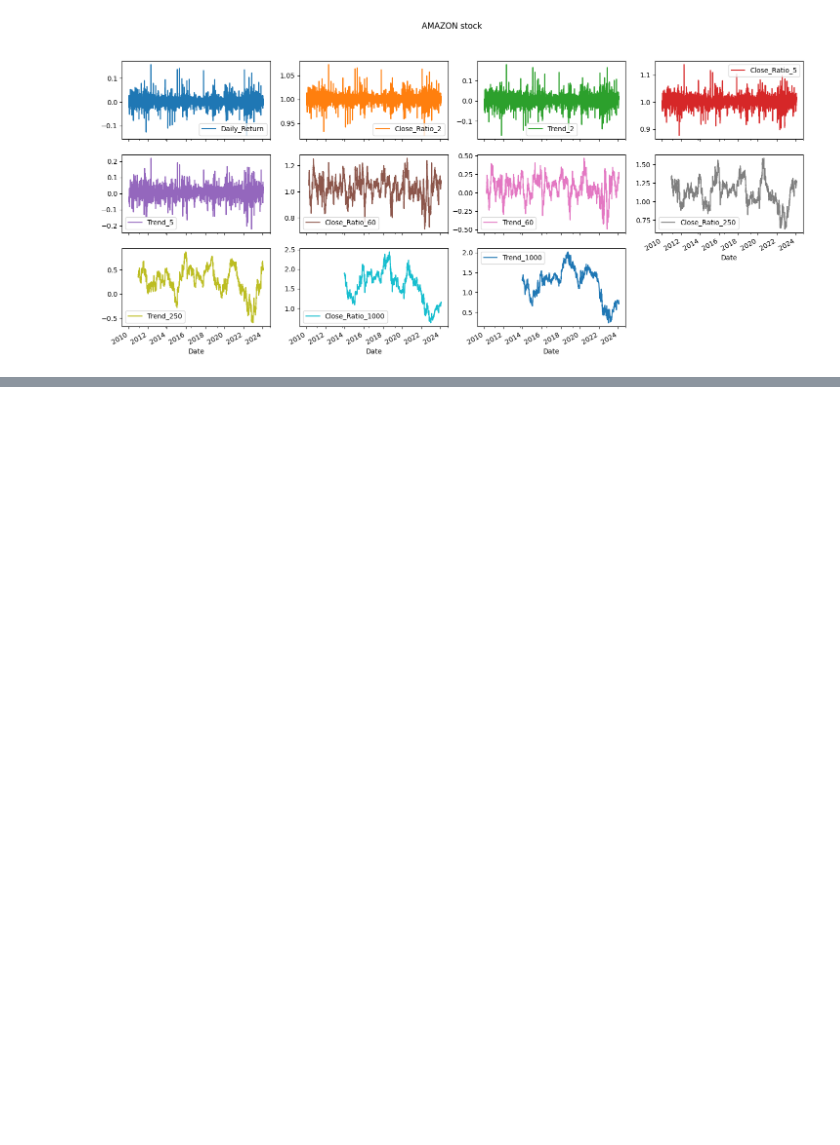
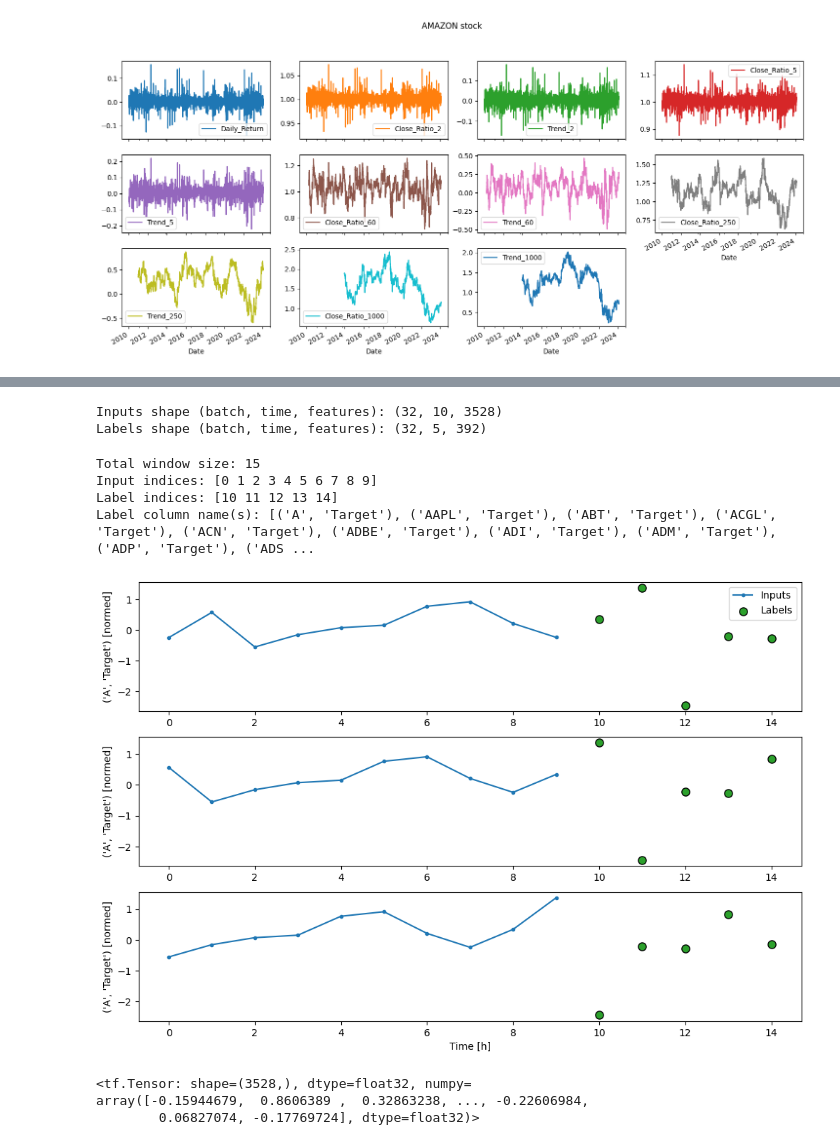
Before and after one commit to PsuperX/stocks-prediction-labia, a Jupyter notebook: notebooks/00-testing.ipynb, the cells around one changed output, grey strips where cells are left out. Cells and saved outputs as stored; diff of their text form; code cells hidden in the pictures; blank space fills up the shorter version.

Commit message:
playing with lstm

```diff
--- a/notebooks/00-testing.ipynb
+++ b/notebooks/00-testing.ipynb
@@ -207,0 +237,4 @@ search = RandomizedSearchCV(pipeline, {"classifier__n_estimators": [i for i in r
+# %%
+X = processed.drop(columns="Target", level=1)
+y = processed.xs("Target", level=1, axis=1)
+X.shape, y.shape
@@ -207,0 +243,26 @@ search = RandomizedSearchCV(pipeline, {"classifier__n_estimators": [i for i in r
+# %%
+from tensorflow.keras.preprocessing import timeseries_dataset_from_array
+from tensorflow.keras import layers
+from tensorflow.keras.models import Sequential
+
+
+sample_length = 5
+batch_size = 32
+input_dataset = timeseries_dataset_from_array(
+    X, y, sequence_length=sample_length, sequence_stride=sample_length, batch_size=batch_size)
+
+target_dataset = timeseries_dataset_from_array(
+    y, None, sequence_length=sample_length, sequence_stride=sample_length, batch_size=batch_size)
+
+for foo in input_dataset:
+    print(foo[1].shape)
+    break
+
+model = Sequential([
+    layers.Input(shape=(5, 3136)),
+    layers.LSTM(3, activation="relu"),
+    layers.Dense(1, activation="relu"),
+])
+model.compile(optimizer='adam', loss='mse')
+
+model.fit(input_dataset)
@@ -207,0 +396,29 @@ search = RandomizedSearchCV(pipeline, {"classifier__n_estimators": [i for i in r
+# %%
+OUT_STEPS = 5
+multi_window = WindowGenerator(input_width=10,
+                               label_width=OUT_STEPS,
+                               shift=OUT_STEPS,
+                               val_df=processed,
+                               label_columns=[(ticker, "Target") for ticker in processed.columns.levels[0]])
+
+multi_window.plot(plot_col=('A', 'Target'))
+
+for example_inputs, example_labels in multi_window.train.take(1):
+    print(f'Inputs shape (batch, time, features): {example_inputs.shape}')
+    print(f'Labels shape (batch, time, features): {example_labels.shape}')
+
+multi_window
+# %% [output]
+Inputs shape (batch, time, features): (32, 10, 3528)
+Labels shape (batch, time, features): (32, 5, 392)
+Total window size: 15
+Input indices: [0 1 2 3 4 5 6 7 8 9]
+Label indices: [10 11 12 13 14]
+Label column name(s): [('A', 'Target'), ('AAPL', 'Target'), ('ABT', 'Target'), ('ACGL', 'Target'), ('ACN', 'Target'), ('ADBE', 'Target'), ('ADI', 'Target'), ('ADM', 'Target'), ('ADP', 'Target'), ('ADS ...
+[figure, added]
+# %%
+multi_window.example[0][0, 0, :]
+# %% [output]
+<tf.Tensor: shape=(3528,), dtype=float32, numpy=
+array([-0.15944679,  0.8606389 ,  0.32863238, ..., -0.22606984,
+        0.06827074, -0.17769724], dtype=float32)>
```
Also changed, not shown: parts of 11 cells of this notebook, 2 other files.
